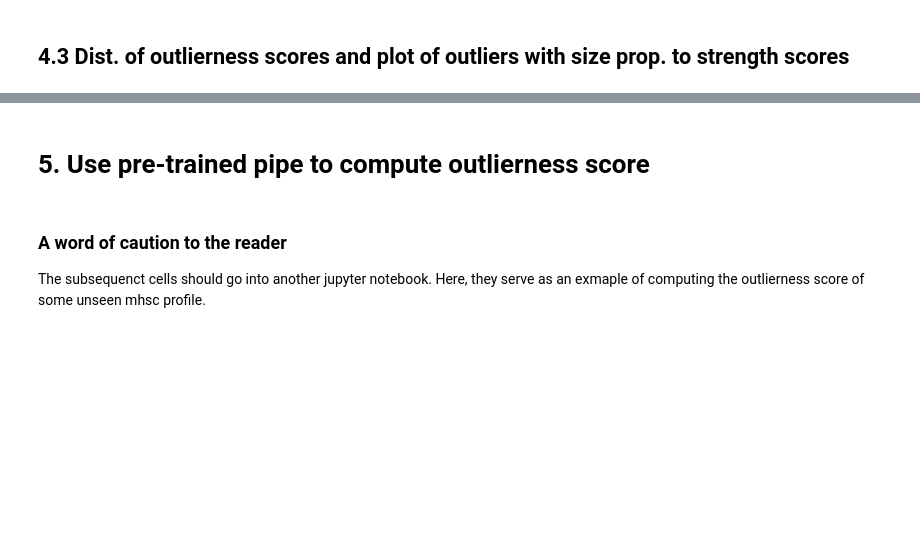
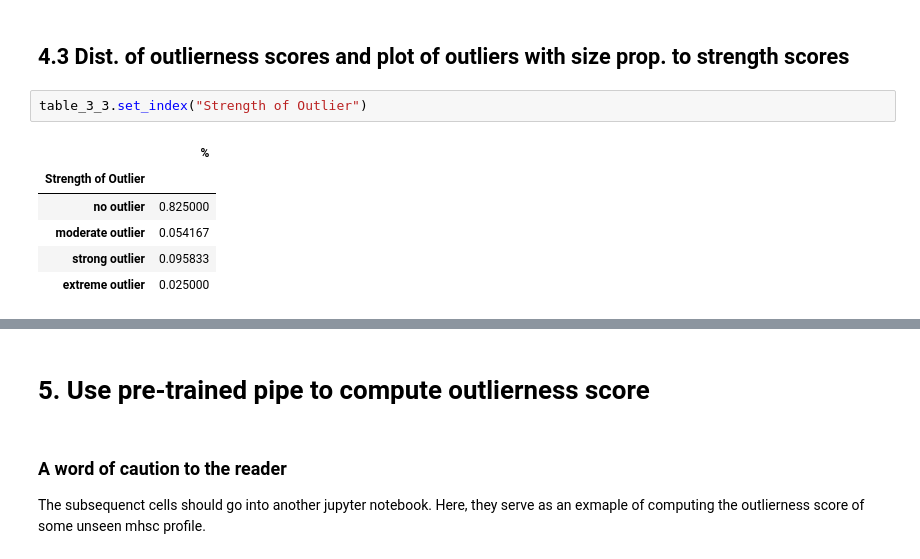
Before and after one commit to alkaest2002/mhsc, a Jupyter notebook: analysis/analysis.ipynb, the cells around one changed output, grey strips where cells are left out. Saved outputs shown, nothing was run; the diff lists cells and outputs as text; blank space fills up the shorter version.

```diff
--- a/analysis/analysis.ipynb
+++ b/analysis/analysis.ipynb
@@ -581,5 +575,14 @@ plt.savefig("./media/plot1.pdf", bbox_inches='tight')
 # %% [markdown]
 ## 4.3 Dist. of outlierness scores and plot of outliers with size prop. to strength scores
+# %%
+table_3_3.set_index("Strength of Outlier")
+# %% [output]
+|  | % |
+| Strength of Outlier |  |
+| no outlier | 0.825000 |
+| moderate outlier | 0.054167 |
+| strong outlier | 0.095833 |
+| extreme outlier | 0.025000 |
 # %%
 NO_OUTLIER_COLOR = "#DDDDDD"
 MODERATE_OUTLIER_COLOR = "#ffce00"
```
Also changed, not shown: parts of 9 cells of this notebook, 4 other files.
